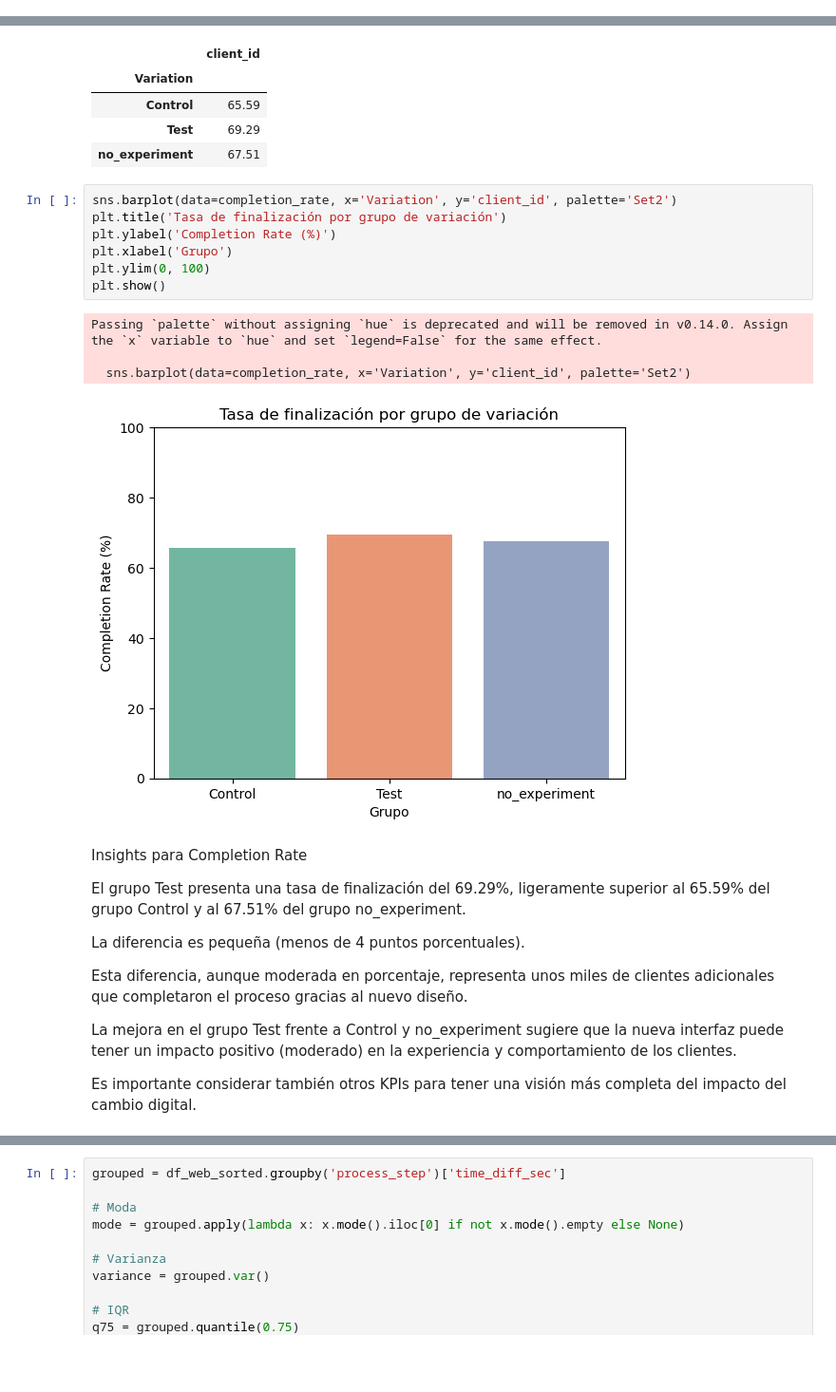
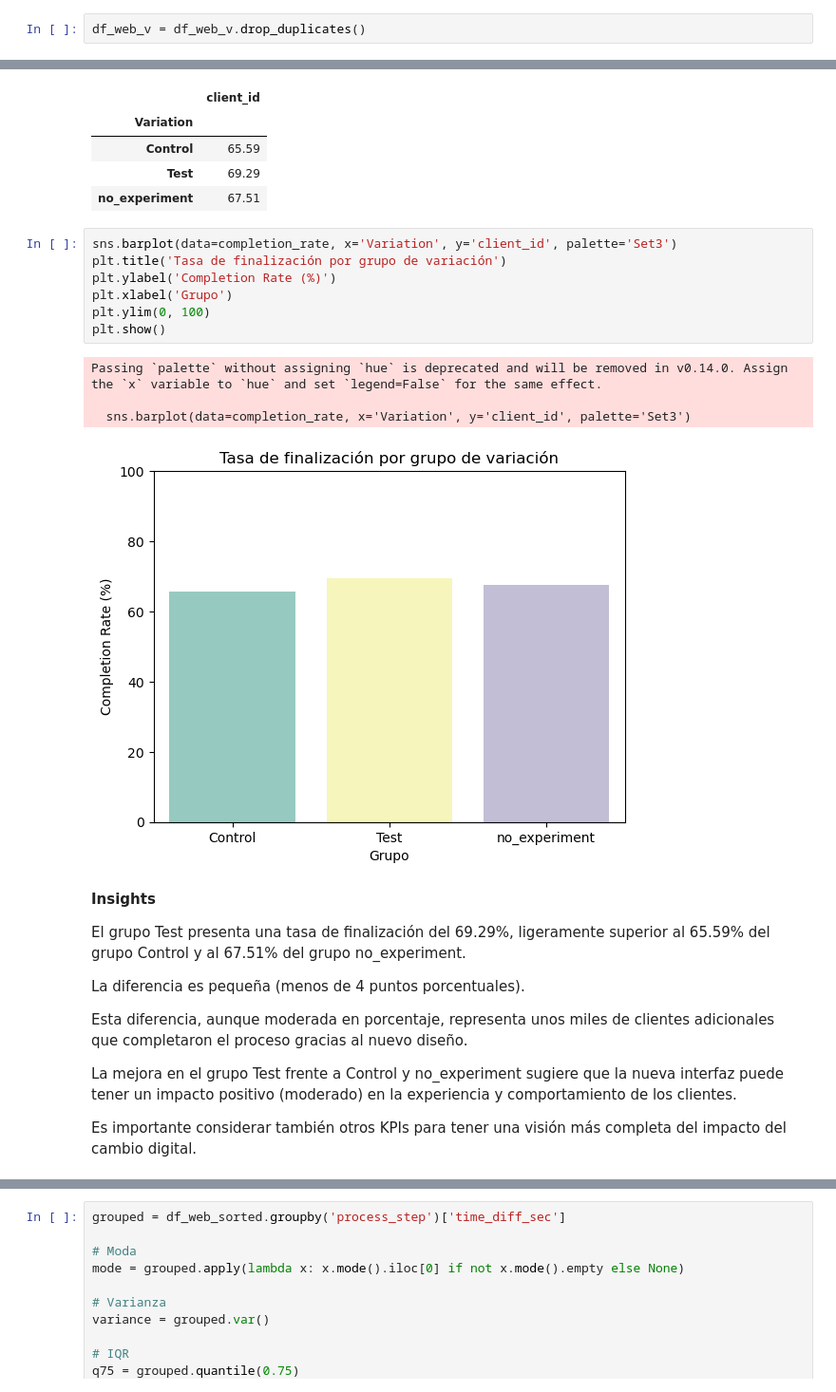
Before and after one commit to JimenezRoDA/vanguard-ab-test, a Jupyter notebook: notebooks/vanguard-ab-test.ipynb, the cells around one changed output, grey strips where cells are left out. Shown at 95% size. Cells and saved outputs as stored; diff of their text form; blank space fills up the shorter version.

```diff
--- a/notebooks/vanguard-ab-test.ipynb
+++ b/notebooks/vanguard-ab-test.ipynb
@@ -403,5 +418,7 @@ df_web_v.head()
 | 2 | 169 | 201385055_71273495308 | 749567106_99161211863_557568 | step_2 | 2017-04-12 20:20:31 | NaN |
 | 3 | 169 | 201385055_71273495308 | 749567106_99161211863_557568 | step_1 | 2017-04-12 20:19:45 | NaN |
 | 4 | 169 | 201385055_71273495308 | 749567106_99161211863_557568 | start | 2017-04-12 20:19:36 | NaN |
+# %%
+df_web_v = df_web_v.drop_duplicates()
 # %%
 df_web_v['Variation'] = df_web_v['Variation'].fillna('no_experiment')
@@ -451,20 +472,19 @@ completion_rate
 | Test | 69.29 |
 | no_experiment | 67.51 |
 # %%
-sns.barplot(data=completion_rate, x='Variation', y='client_id', palette='Set2')
+sns.barplot(data=completion_rate, x='Variation', y='client_id', palette='Set3')
 plt.title('Tasa de finalización por grupo de variación')
 plt.ylabel('Completion Rate (%)')
 plt.xlabel('Grupo')
 plt.ylim(0, 100)
 plt.show()
 # %% [output]
 Passing `palette` without assigning `hue` is deprecated and will be removed in v0.14.0. Assign the `x` variable to `hue` and set `legend=False` for the same effect.
 
-  sns.barplot(data=completion_rate, x='Variation', y='client_id', palette='Set2')
+  sns.barplot(data=completion_rate, x='Variation', y='client_id', palette='Set3')
-[figure, old version]
+[figure, new version]
 # %% [markdown]
-Insights para Completion Rate
-
+**Insights**
 
 El grupo Test presenta una tasa de finalización del 69.29%, ligeramente superior al 65.59% del grupo Control y al 67.51% del grupo no_experiment.
 
```
Also changed, not shown: parts of 136 cells of this notebook.
